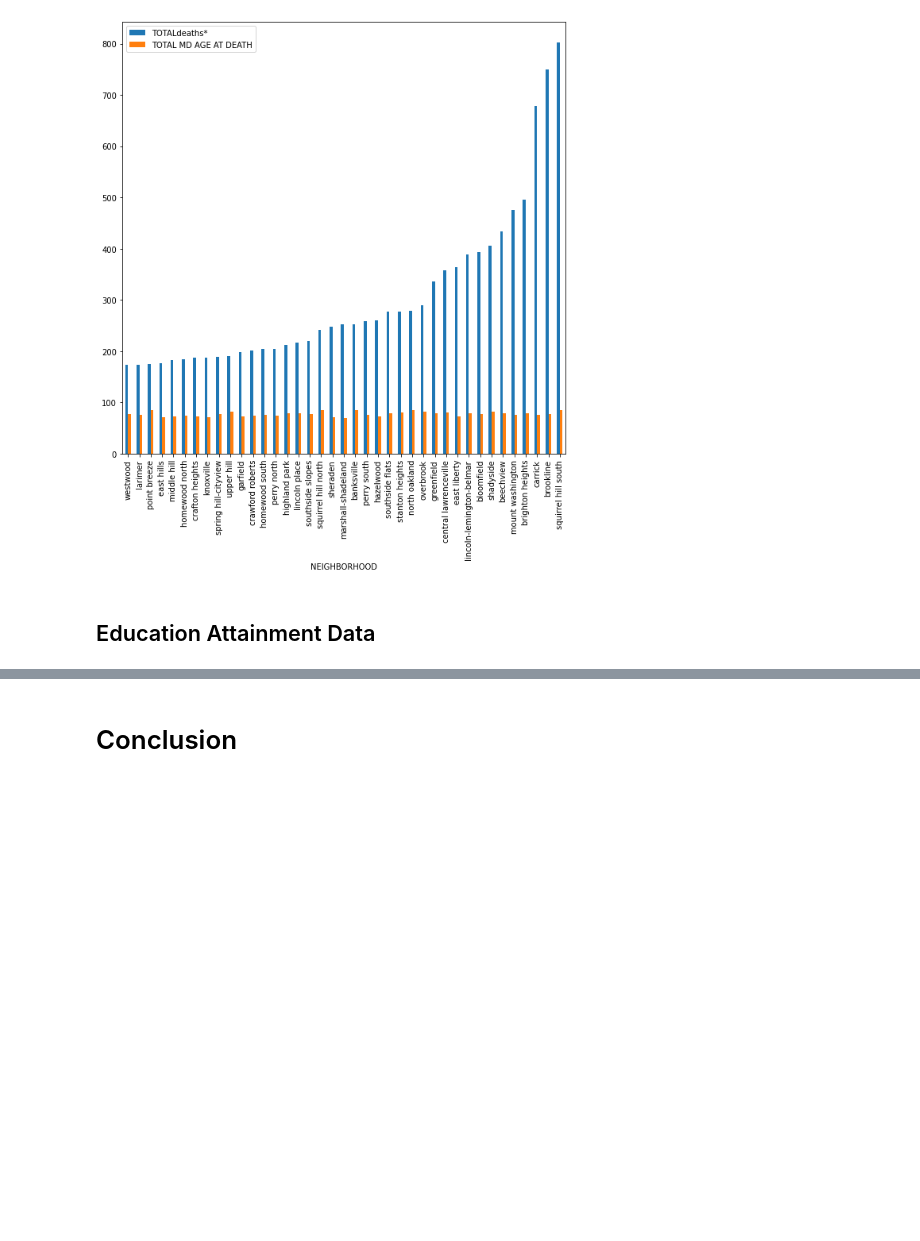
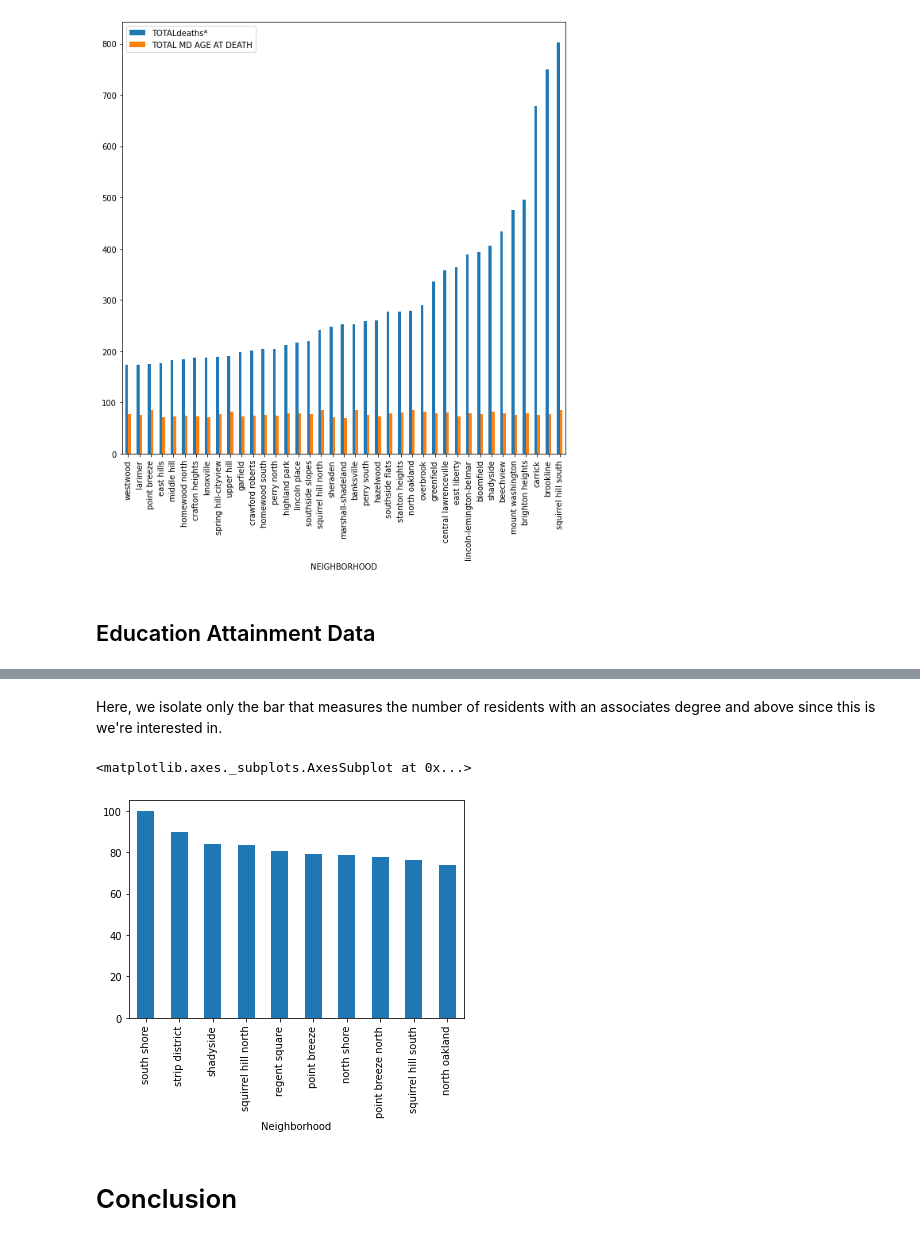
Before and after one commit to aishuk44/final-project-, a Jupyter notebook: Final-Notebook.ipynb, the cells around one changed output, grey strips where cells are left out. Cells and saved outputs as stored; diff of their text form; code cells hidden in the pictures; blank space fills up the shorter version.

```diff
--- a/Final-Notebook.ipynb
+++ b/Final-Notebook.ipynb
@@ -175,0 +195,3 @@ edu_new['assoc_above_per'].head(10).plot.bar()
+# %%
+sorted_neighborhoods = edu_new.sort_values('assoc_above_per', ascending=False).head(10)
+print(sorted_neighborhoods)
@@ -176,3 +216,10 @@ edu_new['assoc_above_per'].head(10).plot.bar()
+# %% [markdown]
+Here, we isolate only the bar that measures the number of residents with an associates degree and above since this is we're interested in.
+# %%
+sorted_neighborhoods['assoc_above_per'].plot.bar()
+# %% [output]
+<matplotlib.axes._subplots.AxesSubplot at 0x...>
+[figure, added]
 # %% [markdown]
 # Conclusion
 # %%
```
Also changed, not shown: parts of 4 cells of this notebook.
